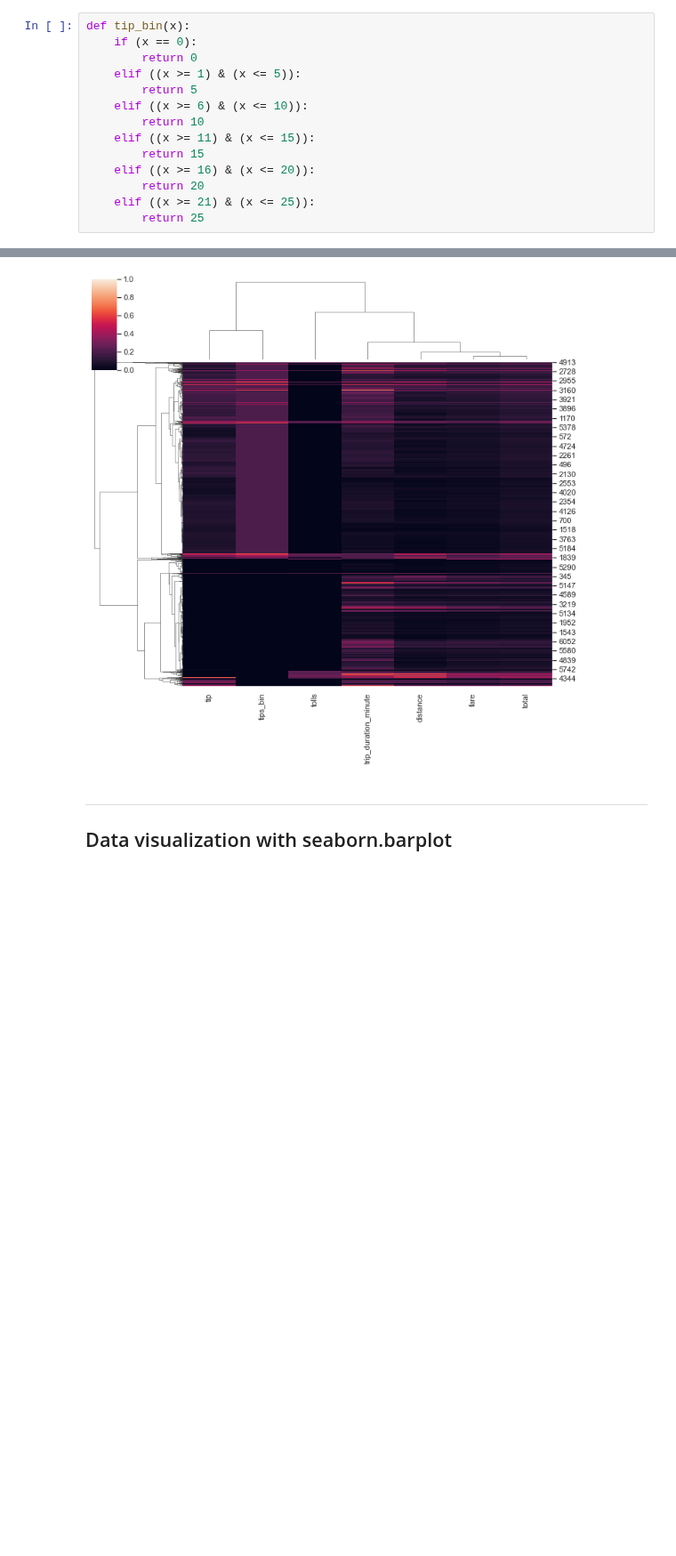
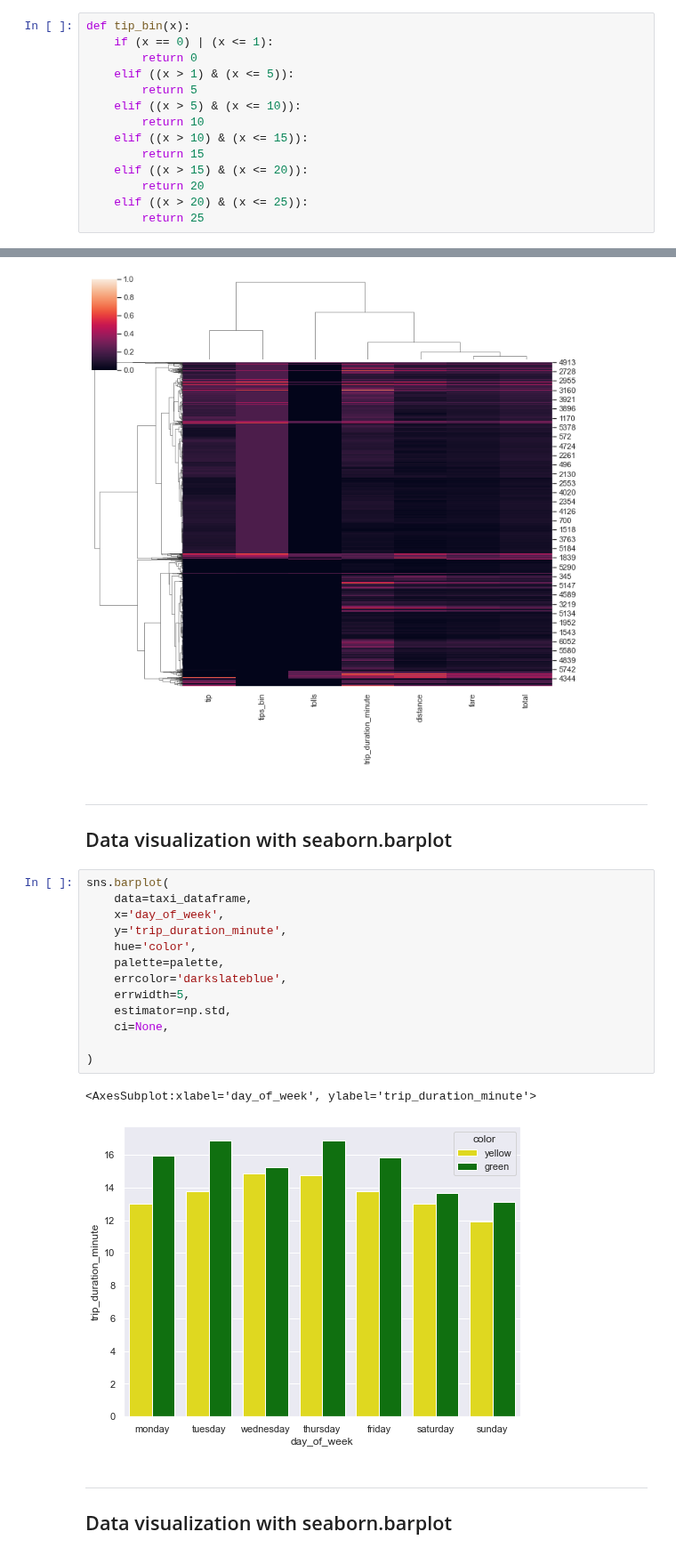
Before and after one commit to hyoaru/dsa-libraries-test, a Jupyter notebook: seaborn.ipynb, the cells around one changed output, grey strips where cells are left out. Shown at 89% size. Drawn from its saved outputs; the diff is of its cells as text; blank space fills up the shorter version.

Commit message:
[add] visualization with seaborn.barplot section

```diff
--- a/seaborn.ipynb
+++ b/seaborn.ipynb
@@ -362,17 +362,17 @@ sns.regplot(
 ## Data visualization with seaborn.heatmap
 # %%
 def tip_bin(x):
-    if (x == 0):
+    if (x == 0) | (x <= 1):
         return 0
-    elif ((x >= 1) & (x <= 5)):
+    elif ((x > 1) & (x <= 5)):
         return 5
-    elif ((x >= 6) & (x <= 10)):
+    elif ((x > 5) & (x <= 10)):
         return 10
-    elif ((x >= 11) & (x <= 15)):
+    elif ((x > 10) & (x <= 15)):
         return 15
-    elif ((x >= 16) & (x <= 20)):
+    elif ((x > 15) & (x <= 20)):
         return 20
-    elif ((x >= 21) & (x <= 25)):
+    elif ((x > 20) & (x <= 25)):
         return 25
 # %%
 taxi_dataframe = taxi_dataframe.assign(tips_bin = taxi_dataframe['tip'].apply(tip_bin))
@@ -459,3 +459,22 @@ sns.clustermap(
 # %% [markdown]
 ---
 ## Data visualization with seaborn.barplot
+# %%
+sns.barplot(
+    data=taxi_dataframe,
+    x='day_of_week',
+    y='trip_duration_minute',
+    hue='color',
+    palette=palette,
+    errcolor='darkslateblue',
+    errwidth=5,
+    estimator=np.std,
+    ci=None,
+
+)
+# %% [output]
+<AxesSubplot:xlabel='day_of_week', ylabel='trip_duration_minute'>
+[figure, added]
+# %% [markdown]
+---
+## Data visualization with seaborn.barplot
```
